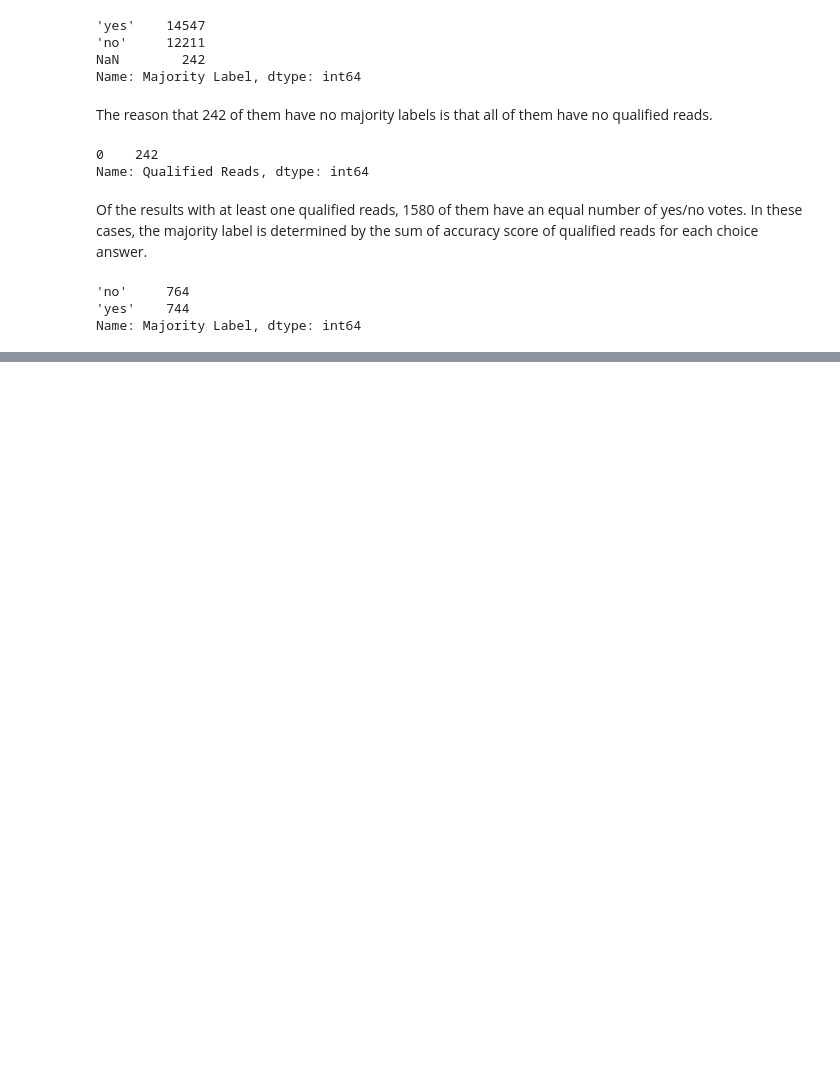
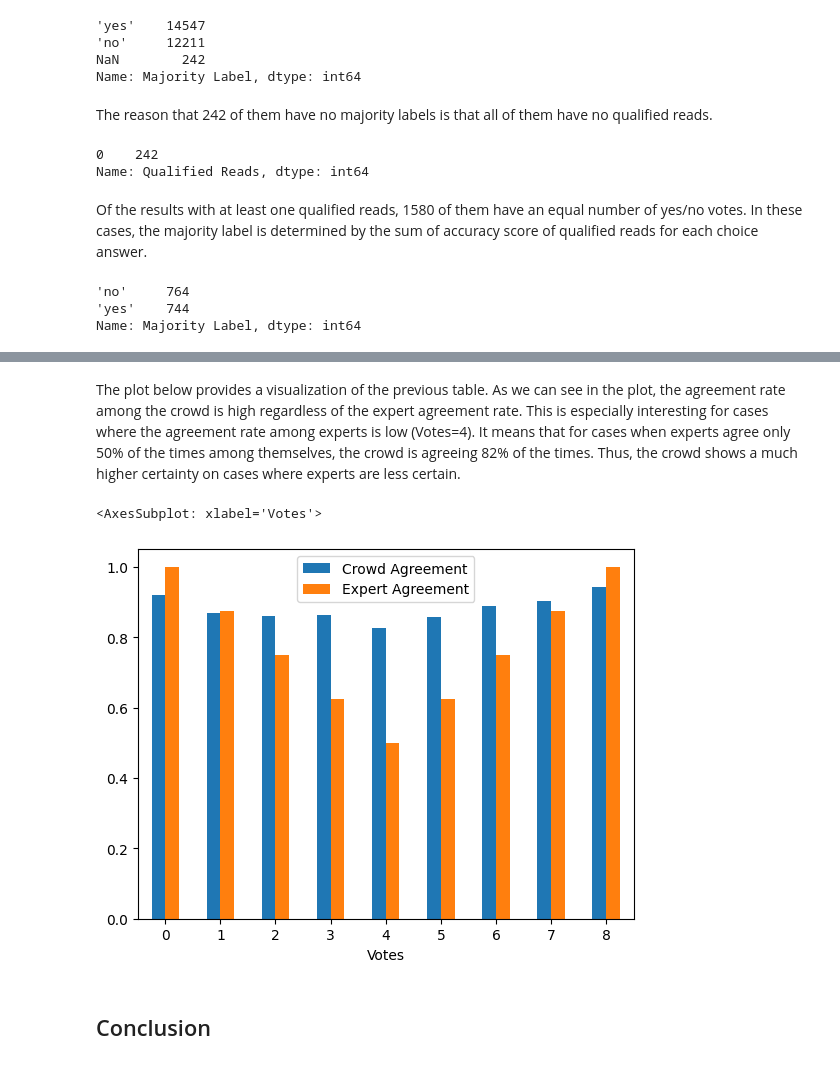
Before and after one commit to zhengxiaoyan321/medical_label_project, a Jupyter notebook: main.ipynb, the cells around one changed output, grey strips where cells are left out. Saved outputs shown, nothing was run; the diff lists cells and outputs as text; code cells hidden in the pictures; blank space fills up the shorter version.

```diff
--- a/main.ipynb
+++ b/main.ipynb
@@ -294,0 +263,4 @@ plt.legend()
+# %%
+agreement_df = valid_results.groupby("Votes")[["Agreement", "Expert Correct"]].mean()
+agreement_df.rename(columns={"Agreement":"Crowd Agreement", "Expert Correct":"Expert Agreement"},inplace=True)
+agreement_df
@@ -294,0 +279,9 @@ plt.legend()
+# %% [markdown]
+The plot below provides a visualization of the previous table. As we can see in the plot, the agreement rate among the crowd is high regardless of the expert agreement rate. This is especially interesting for cases where the agreement rate among experts is low (Votes=4). It means that for cases when experts agree only 50% of the times among themselves, the crowd is agreeing 82% of the times. Thus, the crowd shows a much higher certainty on cases where experts are less certain.
+# %%
+agreement_df.plot.bar(rot=0)
+# %% [output]
+<AxesSubplot: xlabel='Votes'>
+[figure, added]
+# %% [markdown]
+## Conclusion
```
Also changed, not shown: parts of 75 cells of this notebook, 1 other file.
